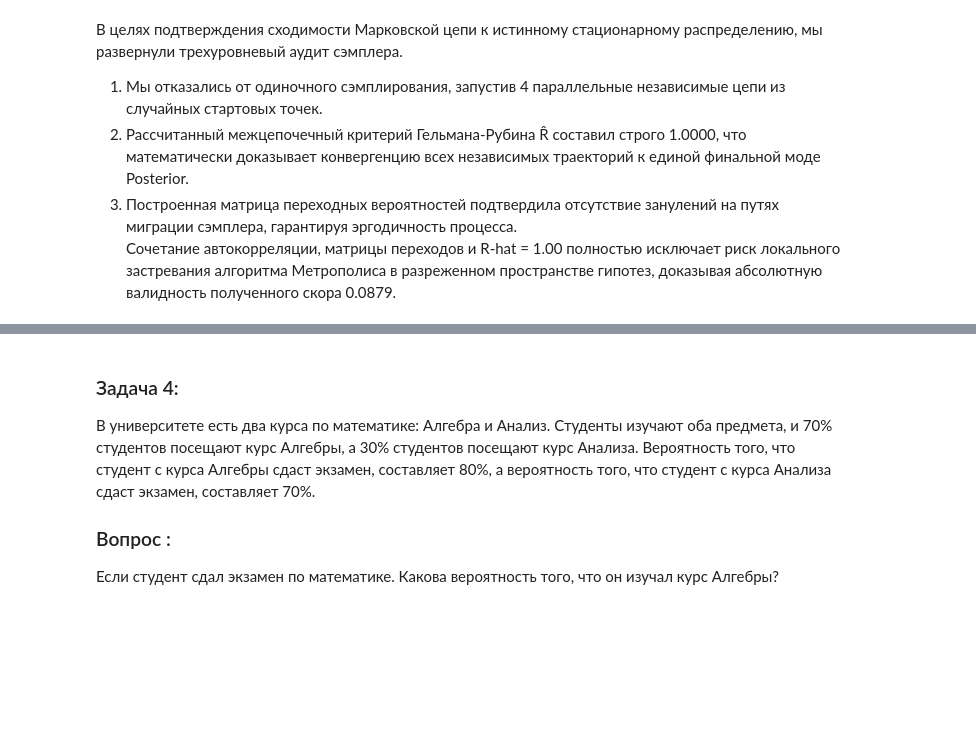
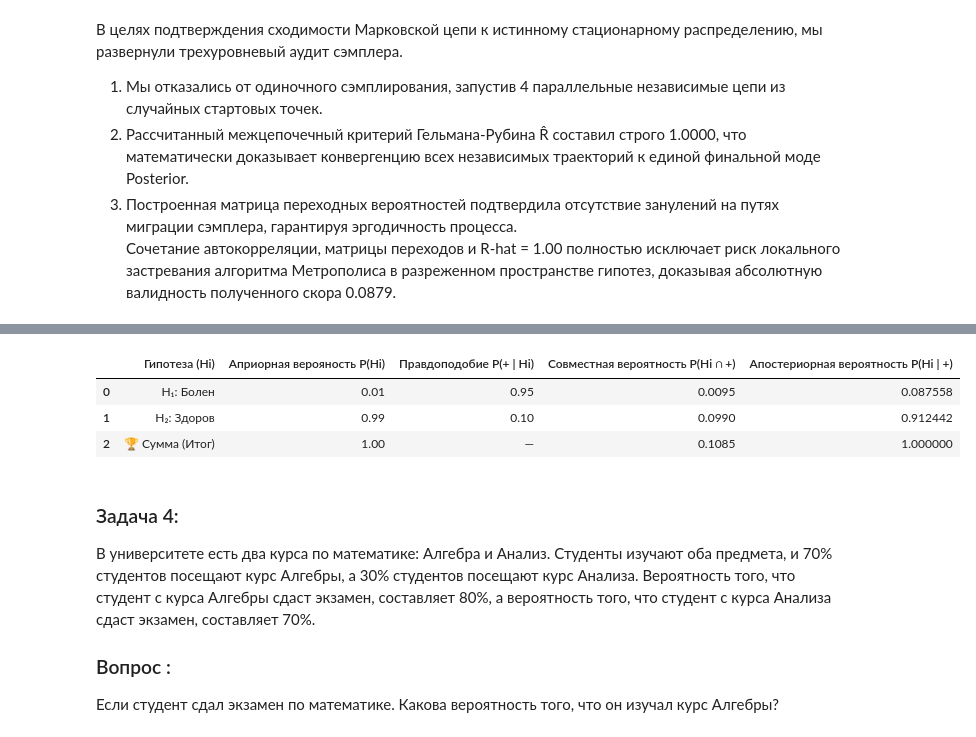
Before and after one commit to AlekseyFilatov/Machine-Learning-Expert-level, a Jupyter notebook: hw4/ds_project_submission/notebooks/05_bayes_research.ipynb, the cells around one changed output, grey strips where cells are left out. Cells and saved outputs as stored; diff of their text form; code cells hidden in the pictures; blank space fills up the shorter version.

```diff
--- a/hw4/ds_project_submission/notebooks/05_bayes_research.ipynb
+++ b/hw4/ds_project_submission/notebooks/05_bayes_research.ipynb
@@ -1087,3 +1305,65 @@ Sampling 4 chains for 3_000 tune and 15_000 draw iterations (12_000 + 60_000 dra
+# %%
+import pandas as pd
+
+# 1. Задаем исходные данные задачи
+prior_sick = 0.01
+prior_healthy = 0.99
+
+likelihood_sick = 0.95    # Чувствительность
+likelihood_healthy = 0.10   # Ложноположительный исход (1 - Специфичность)
+
+# 2. Математический расчет колонок
+joint_sick = prior_sick * likelihood_sick
+joint_healthy = prior_healthy * likelihood_healthy
+
+# Полная вероятность P(+) — это сумма совместных вероятностей
+p_positive = joint_sick + joint_healthy
+
+posterior_sick = joint_sick / p_positive
+posterior_healthy = joint_healthy / p_positive
+
+# 3. Сборка байесовской структуры данных
+bayes_data = [
+    {
+        "Гипотеза (Hi)": "H₁: Болен",
+        "Априорная верояность P(Hi)": prior_sick,
+        "Правдоподобие P(+ | Hi)": likelihood_sick,
+        "Совместная вероятность P(Hi ∩ +)": joint_sick,
+        "Апостериорная вероятность P(Hi | +)": posterior_sick
+    },
+    {
+        "Гипотеза (Hi)": "H₂: Здоров",
+        "Априорная верояность P(Hi)": prior_healthy,
+        "Правдоподобие P(+ | Hi)": likelihood_healthy,
+        "Совместная вероятность P(Hi ∩ +)": joint_healthy,
+        "Апостериорная вероятность P(Hi | +)": posterior_healthy
+    },
+    {
+        "Гипотеза (Hi)": "🏆 Сумма (Итог)",
+        "Априорная верояность P(Hi)": prior_sick + prior_healthy,
+        "Правдоподобие P(+ | Hi)": np.nan,  # Суммировать правдоподобия нельзя
+        "Совместная вероятность P(Hi ∩ +)": p_positive,  # Это P(+)
+        "Апостериорная вероятность P(Hi | +)": posterior_sick + posterior_healthy
+    }
+]
+
+df_bayes = pd.DataFrame(bayes_data)
+
+# Промышленное форматирование чисел до 6 знаков (пропуская пустые ячейки NaN)
+df_styled = df_bayes.style.format({
+    "Априорная верояность P(Hi)": "{:.2f}",
+    "Правдоподобие P(+ | Hi)": lambda x: f"{x:.2f}" if pd.notnull(x) else "—",
+    "Совместная вероятность P(Hi ∩ +)": "{:.4f}",
+    "Апостериорная вероятность P(Hi | +)": "{:.6f}"
+})
+
+pd.set_option('display.max_colwidth', None)
+display(df_styled)
+# %% [output]
+|  | Гипотеза (Hi) | Априорная верояность P(Hi) | Правдоподобие P(+ | Hi) | Совместная вероятность P(Hi ∩ +) | Апостериорная вероятность P(Hi | +) |
+| 0 | H₁: Болен | 0.01 | 0.95 | 0.0095 | 0.087558 |
+| 1 | H₂: Здоров | 0.99 | 0.10 | 0.0990 | 0.912442 |
+| 2 | 🏆 Сумма (Итог) | 1.00 | — | 0.1085 | 1.000000 |
 # %% [markdown]
 ### Задача 4:
 В университете есть два курса по математике: Алгебра и Анализ. Студенты изучают оба предмета, и 70% студентов посещают курс Алгебры, а 30% студентов посещают курс Анализа. Вероятность того, что студент с курса Алгебры сдаст экзамен, составляет 80%, а вероятность того, что студент с курса Анализа сдаст экзамен, составляет 70%.
```
Also changed, not shown: parts of 10 cells of this notebook, 1 other file.
